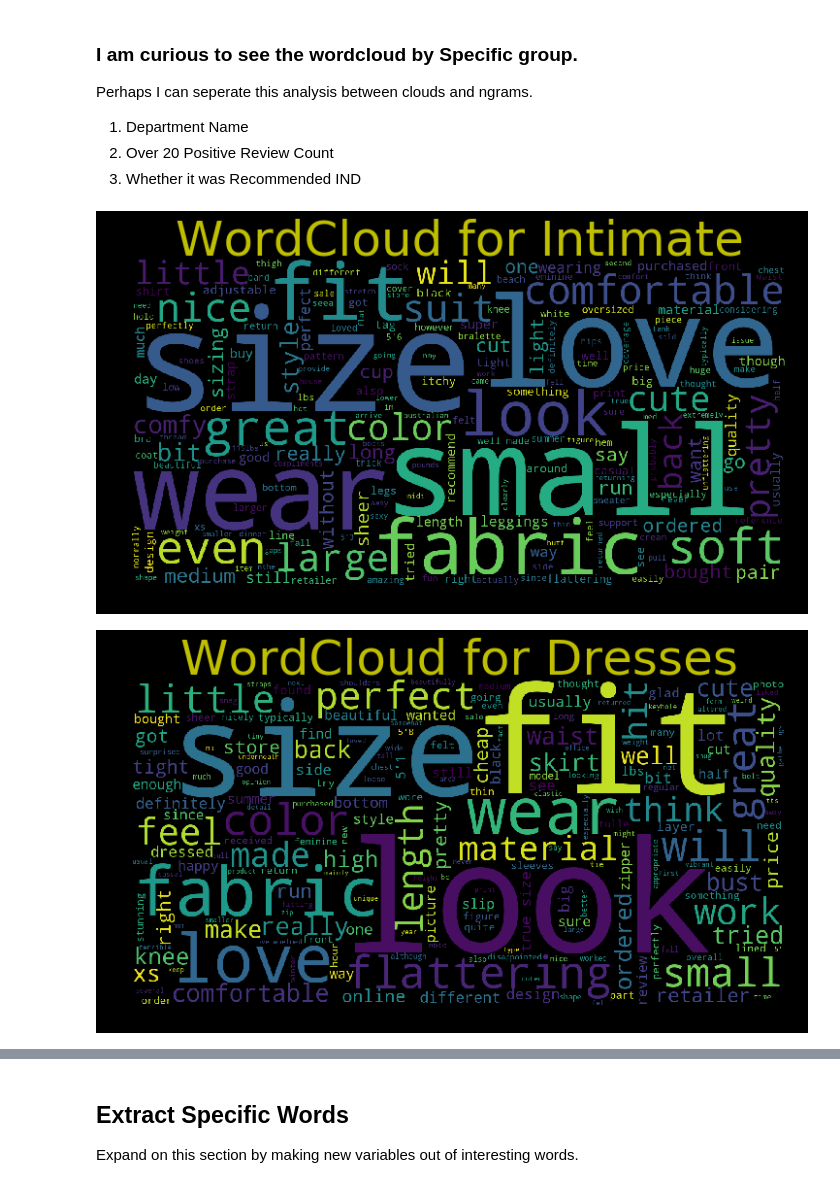
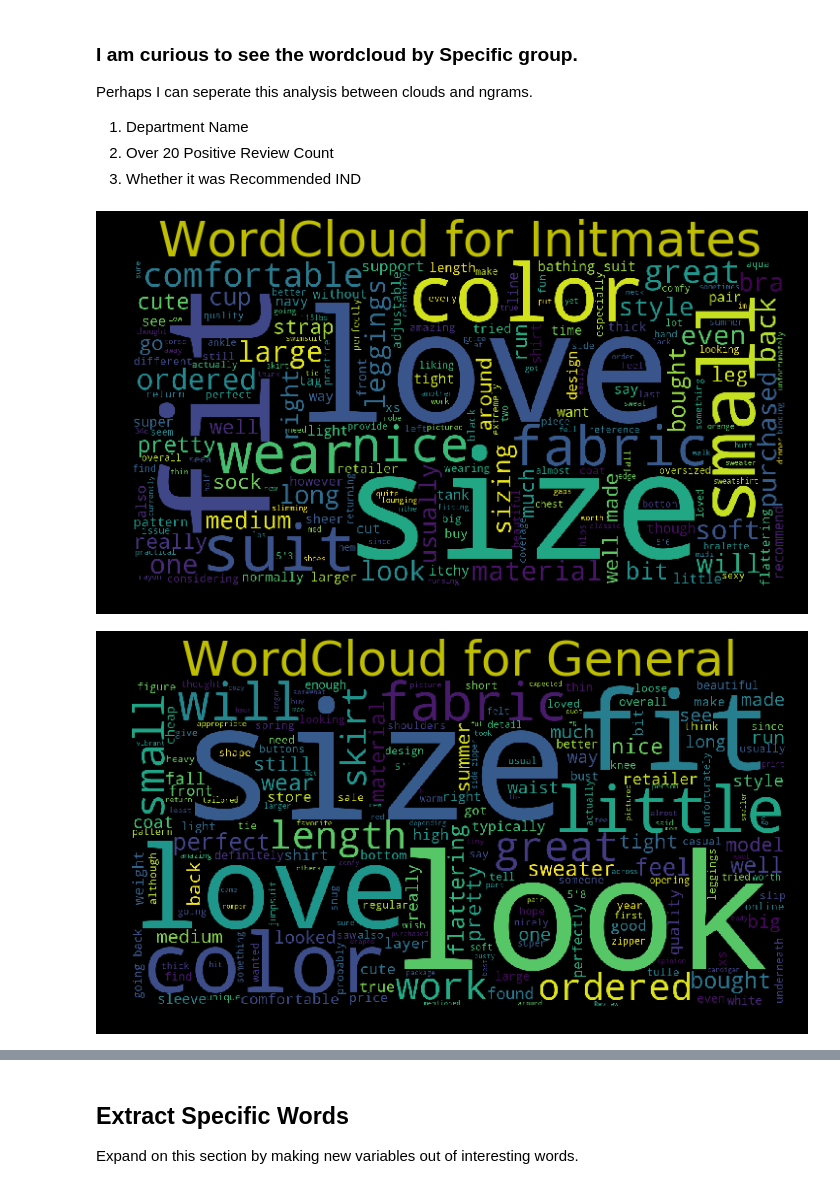
Before and after one commit to Vinodkumarcvk07/Natural-Language-Processing, a Jupyter notebook: Women’s Clothing E-Commerce Reviews.ipynb, the cells around one changed output, grey strips where cells are left out. Saved outputs shown, nothing was run; the diff lists cells and outputs as text; code cells hidden in the pictures.

```diff
--- a/Women’s Clothing E-Commerce Reviews.ipynb
+++ b/Women’s Clothing E-Commerce Reviews.ipynb
@@ -971,7 +961,7 @@ Perhaps I can seperate this analysis between clouds and ngrams.
 3. Whether it was Recommended IND
 # %%
 department_set = df["Department Name"][df["Department Name"].notnull()].unique()
-
+division_set = df["Division Name"][df["Division Name"].notnull()].unique()
 def cloud_by_category(data, category, subclass):
     """
     Function to create a wordcloud by class and subclass
@@ -989,11 +979,11 @@ def cloud_by_category(data, category, subclass):
           stopwords= new_stop,
           size = (10,6))
 # %%
-cloud_by_category(df, "Department Name", department_set[0])
+cloud_by_category(df, "Division Name", division_set[0])
 # %% [output]
-[figure, old version]
+[figure, new version]
 # %%
-cloud_by_category(df, "Department Name", department_set[1])
+cloud_by_category(df, "Division Name", division_set[1])
 # %% [output]
-[figure, old version]
+[figure, new version]
 # %%
```
Also changed, not shown: parts of 35 cells of this notebook, 1 other file.
